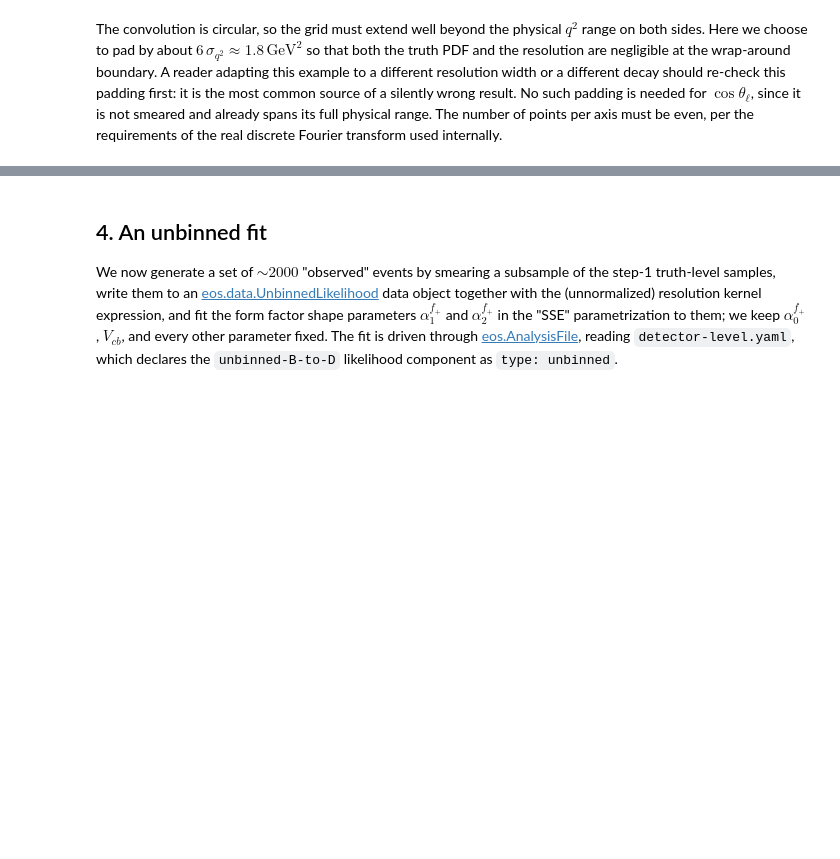
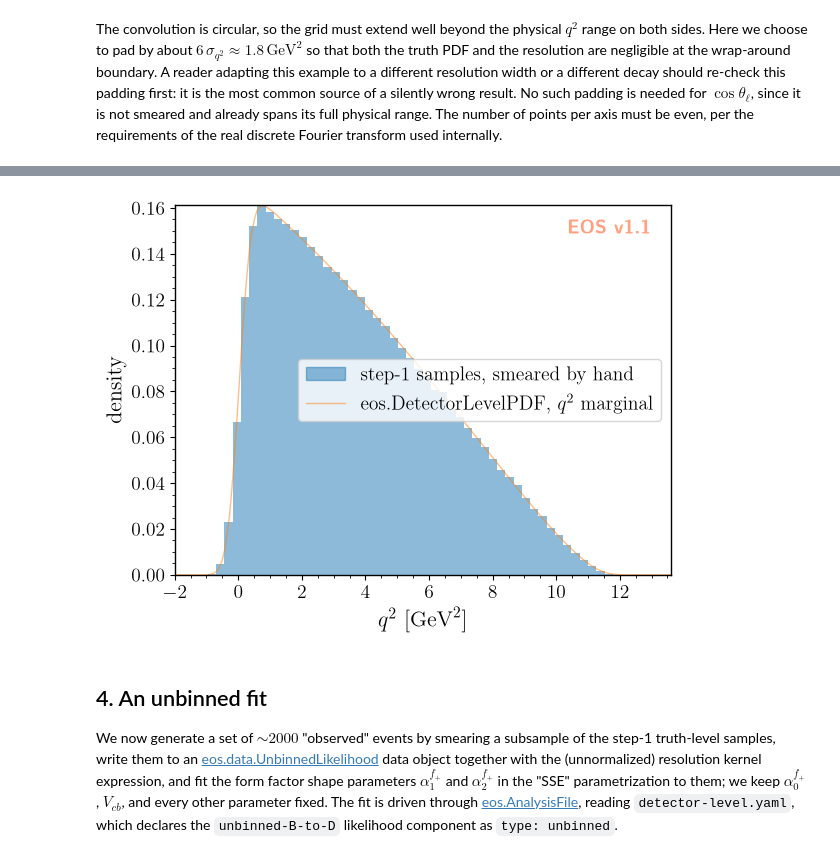
Before and after one commit to eos/doc, a Jupyter notebook: pr1236/user-guide/detector-level.ipynb, the cells around one changed output, grey strips where cells are left out. Cells and saved outputs as stored; diff of their text form; code cells hidden in the pictures; blank space fills up the shorter version.

```diff
--- a/pr1236/user-guide/detector-level.ipynb
+++ b/pr1236/user-guide/detector-level.ipynb
@@ -232,3 +215,29 @@ sample mean  q2: 3.7852   PDF: 3.7877
+# %%
+eos.data.ImportanceSamples.create(os.path.join(EOS_BASE_DIRECTORY, 'smeared', 'samples'), [truth_kinematics['q2']],
+                                  q2_smeared.reshape(-1, 1), np.ones_like(q2_smeared))
+
+Q2_AXIS = AXES[0]
+figure_args = f'''
+plot:
+  xaxis: {{ label: '$q^2$', unit: '$\\textnormal{{GeV}}^2$', range: [{Q2_AXIS['min']}, {Q2_AXIS['max']}] }}
+  yaxis: {{ label: 'density' }}
+  legend: {{ position: 'center right' }}
+  items:
+    - {{ type: 'histogram1D', label: 'step-1 samples, smeared by hand', color: 'C0',
+        variable: 'q2', bins: 60, range: [{Q2_AXIS['min']}, {Q2_AXIS['max']}],
+        datafile: '{EOS_BASE_DIRECTORY}/smeared/samples'
+      }}
+    - {{ type: 'detector-level-pdf', label: 'eos.DetectorLevelPDF, $q^2$ marginal', color: 'C1',
+        pdf: 'B->Dlnu::P(q2)', options: {{ l: 'mu', q: 'd', model: 'WET', form-factors: 'SSE' }},
+        variable: 'q2', range: [{Q2_AXIS['min']}, {Q2_AXIS['max']}], resolution: 200,
+        axes: [ {{ variable: 'q2', min: {Q2_AXIS['min']}, max: {Q2_AXIS['max']}, points: {Q2_AXIS['points']} }} ],
+        kernel: 'Kernel::Gaussian({{q2}}, 0, {SIGMA_Q2})'
+      }}
+'''
+figure = eos.figure.FigureFactory.from_yaml(figure_args)
+figure.draw()
+# %% [output]
+[figure, added]
 # %% [markdown]
 ## 4. An unbinned fit
 
```
Also changed, not shown: parts of 12 cells of this notebook, 42 other files.
